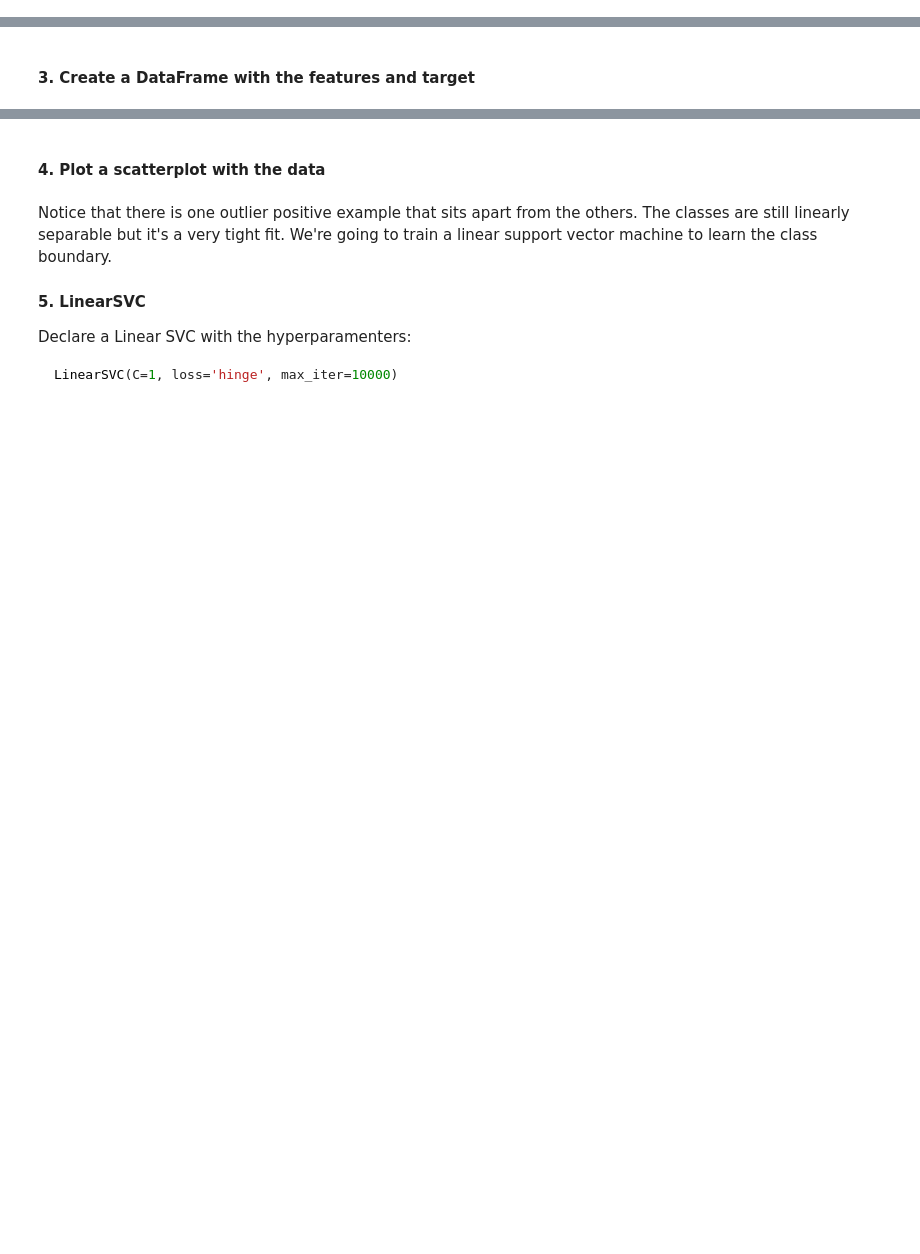
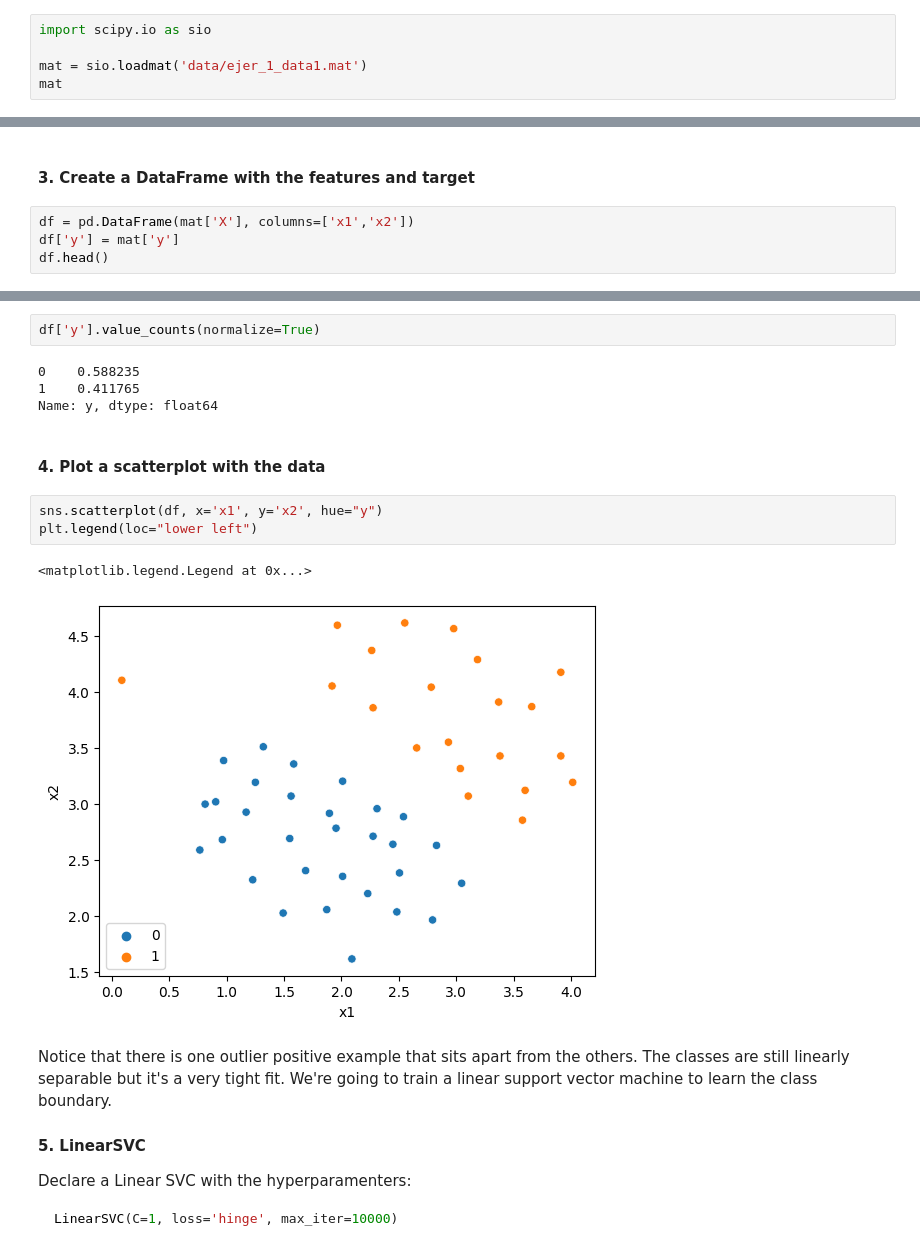
Before and after one commit to MNievas12/2503_dsft_thebridge, a Jupyter notebook: 3-Machine_Learning/1-Supervisado/3-RegorClass/8-SVM/ejercicios/Ejercicios_SVM.ipynb, the cells around one changed output, grey strips where cells are left out. Drawn from its saved outputs; the diff is of its cells as text; blank space fills up the shorter version.

```diff
--- a/3-Machine_Learning/1-Supervisado/3-RegorClass/8-SVM/ejercicios/Ejercicios_SVM.ipynb
+++ b/3-Machine_Learning/1-Supervisado/3-RegorClass/8-SVM/ejercicios/Ejercicios_SVM.ipynb
@@ -9,3 +14,8 @@ The first thing we're going to do is look at a simple 2-dimensional data set and
 # %% [markdown]
 #### 2. Load data
 Load the file *ejer_1_data1.mat*. Find the way for loading this kind of file. **scipy.io.loadmat**
+# %%
+import scipy.io as sio
+
+mat = sio.loadmat('data/ejer_1_data1.mat')
+mat
@@ -12,2 +64,6 @@ Load the file *ejer_1_data1.mat*. Find the way for loading this kind of file. **
 # %% [markdown]
 #### 3. Create a DataFrame with the features and target
+# %%
+df = pd.DataFrame(mat['X'], columns=['x1','x2'])
+df['y'] = mat['y']
+df.head()
@@ -14,5 +102,17 @@ Load the file *ejer_1_data1.mat*. Find the way for loading this kind of file. **
+# %%
+df['y'].value_counts(normalize=True)
+# %% [output]
+0    0.588235
+1    0.411765
+Name: y, dtype: float64
 # %% [markdown]
 #### 4. Plot a scatterplot with the data
+# %%
+sns.scatterplot(df, x='x1', y='x2', hue="y")
+plt.legend(loc="lower left")
+# %% [output]
+<matplotlib.legend.Legend at 0x...>
+[figure, added]
 # %% [markdown]
 Notice that there is one outlier positive example that sits apart from the others.  The classes are still linearly separable but it's a very tight fit.  We're going to train a linear support vector machine to learn the class boundary.
 
```
Also changed, not shown: parts of 48 cells of this notebook, 2 other files.
